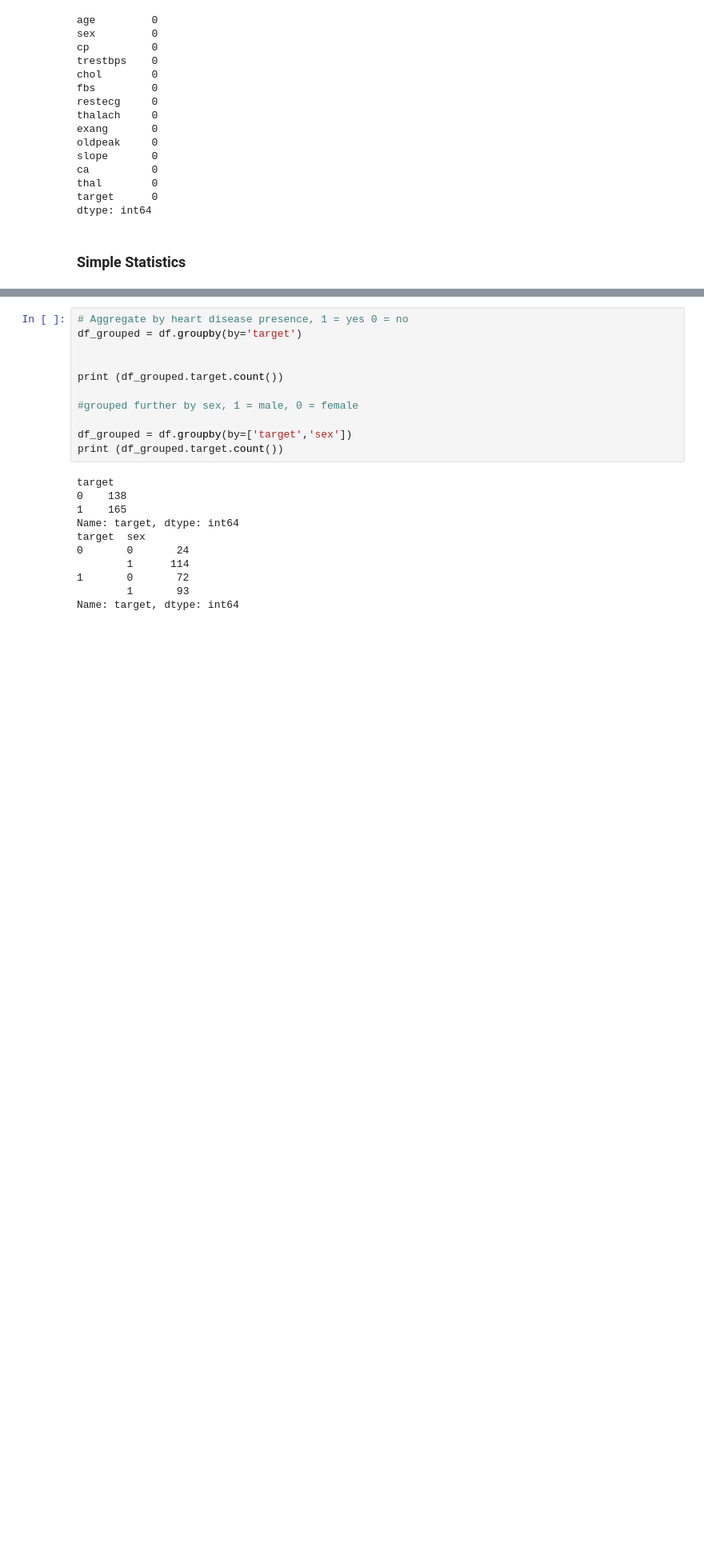
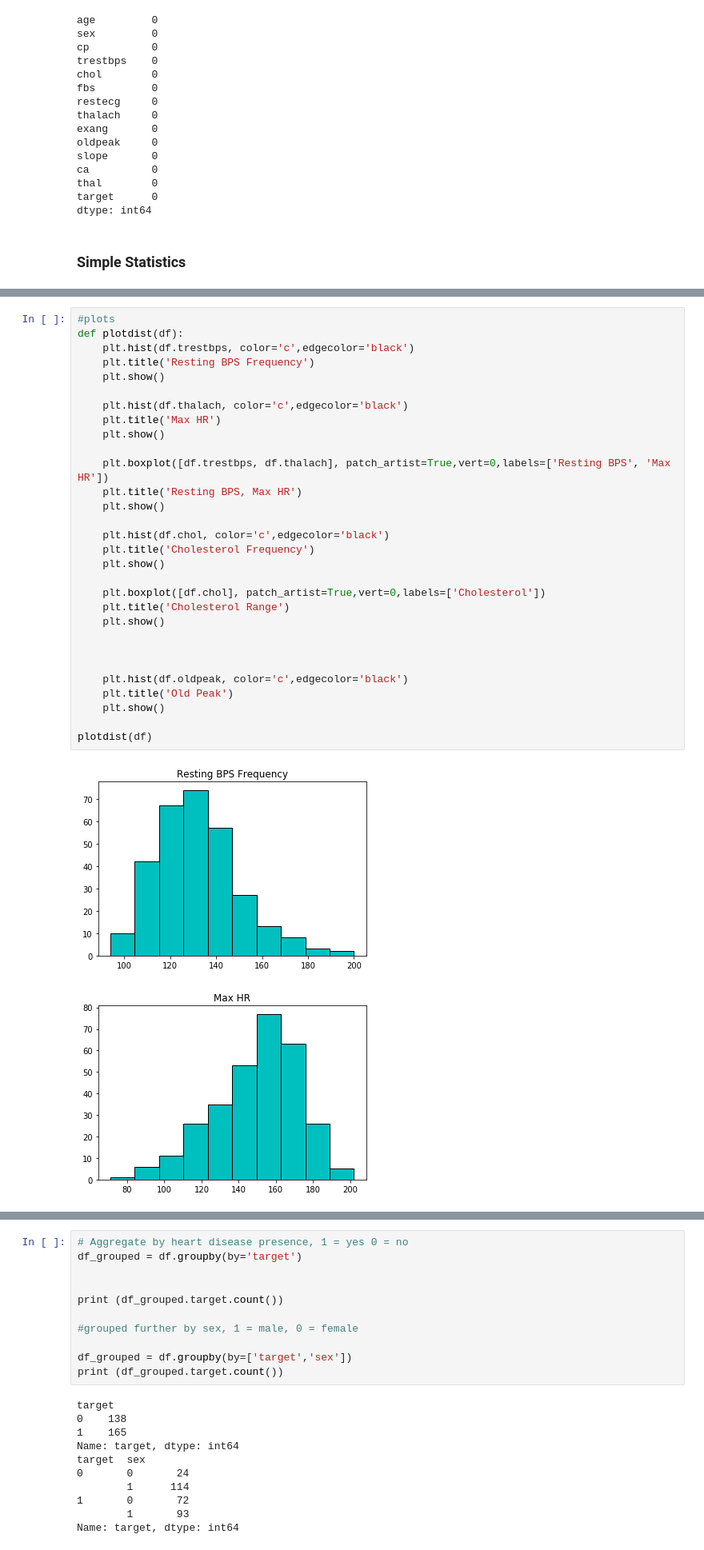
Before and after one commit to realdanielbyrne/Data_Mining_Labs, a Jupyter notebook: Lab1.ipynb, the cells around one changed output, grey strips where cells are left out. Shown: that part at 80% size. Saved outputs shown, nothing was run; the diff lists cells and outputs as text; blank space fills up the shorter version.

Commit message:
Added some plots

```diff
--- a/Lab1.ipynb
+++ b/Lab1.ipynb
@@ -211,3 +213,36 @@ memory usage: 33.2 KB
 | 50% | 55.000000 | 1.000000 | 1.000000 | 130.000000 | 240.000000 | 0.000000 | 1.000000 | 153.000000 | 0.000000 | 0.800000 | 1.000000 | ... |
 | 75% | 61.000000 | 1.000000 | 2.000000 | 140.000000 | 274.500000 | 0.000000 | 1.000000 | 166.000000 | 1.000000 | 1.600000 | 2.000000 | ... |
 | max | 77.000000 | 1.000000 | 3.000000 | 200.000000 | 564.000000 | 1.000000 | 2.000000 | 202.000000 | 1.000000 | 6.200000 | 2.000000 | ... |
+# %%
+#plots
+def plotdist(df):
+    plt.hist(df.trestbps, color='c',edgecolor='black')
+    plt.title('Resting BPS Frequency')
+    plt.show()
+
+    plt.hist(df.thalach, color='c',edgecolor='black')
+    plt.title('Max HR')
+    plt.show()
+
+    plt.boxplot([df.trestbps, df.thalach], patch_artist=True,vert=0,labels=['Resting BPS', 'Max HR'])
+    plt.title('Resting BPS, Max HR')
+    plt.show()
+
+    plt.hist(df.chol, color='c',edgecolor='black')
+    plt.title('Cholesterol Frequency')
+    plt.show()
+
+    plt.boxplot([df.chol], patch_artist=True,vert=0,labels=['Cholesterol'])
+    plt.title('Cholesterol Range')
+    plt.show()
+
+
+
+    plt.hist(df.oldpeak, color='c',edgecolor='black')
+    plt.title('Old Peak')
+    plt.show()
+
+plotdist(df)
+# %% [output]
+[figure, added]
+[figure, added]
```
Also changed, not shown: parts of 2 cells of this notebook.
